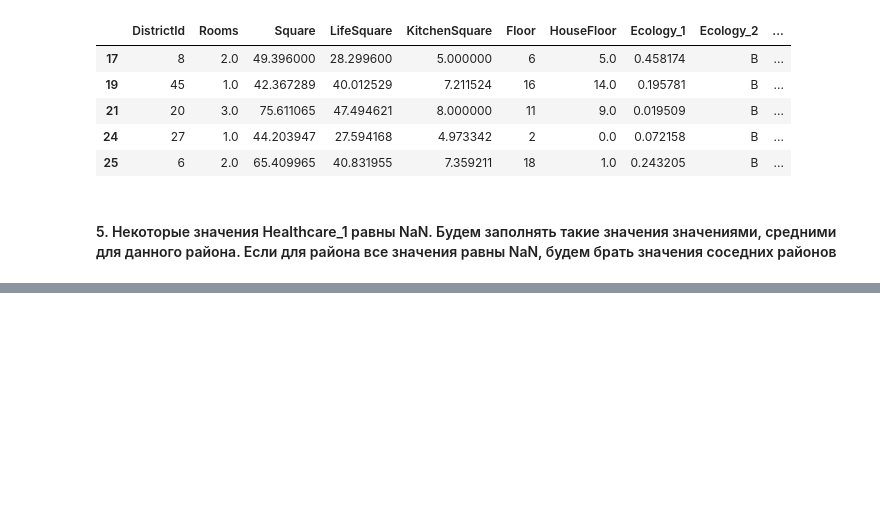
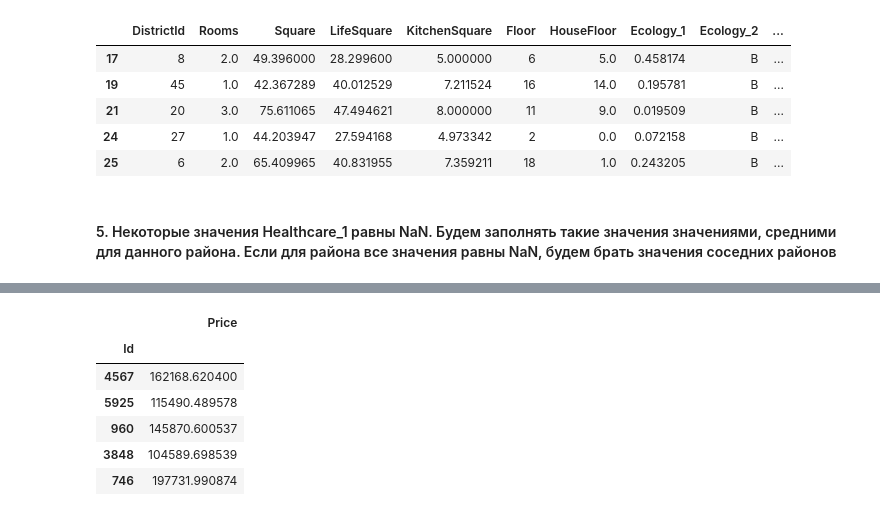
Before and after one commit to yuriy5139/Libs4DSQ1, a Jupyter notebook: LibsForMLQ1course.ipynb, the cells around one changed output, grey strips where cells are left out. Saved outputs shown, nothing was run; the diff lists cells and outputs as text; code cells hidden in the pictures; blank space fills up the shorter version.

```diff
--- a/LibsForMLQ1course.ipynb
+++ b/LibsForMLQ1course.ipynb
@@ -260,0 +339,18 @@ df = df.apply(healthcare_1, axis = 1)
+# %%
+df_submit = df_test[['Id']]
+# %%
+df_prices = pd.DataFrame.from_dict({'Price':predicted_prices})
+# %%
+df_submit = df_submit.join(df_prices)
+# %%
+df_submit = df_submit.set_index('Id', drop=True)
+# %%
+df_submit.head()
+# %% [output]
+|  | Price |
+| Id |  |
+| 4567 | 162168.620400 |
+| 5925 | 115490.489578 |
+| 960 | 145870.600537 |
+| 3848 | 104589.698539 |
+| 746 | 197731.990874 |
```
Also changed, not shown: parts of 21 cells of this notebook.
